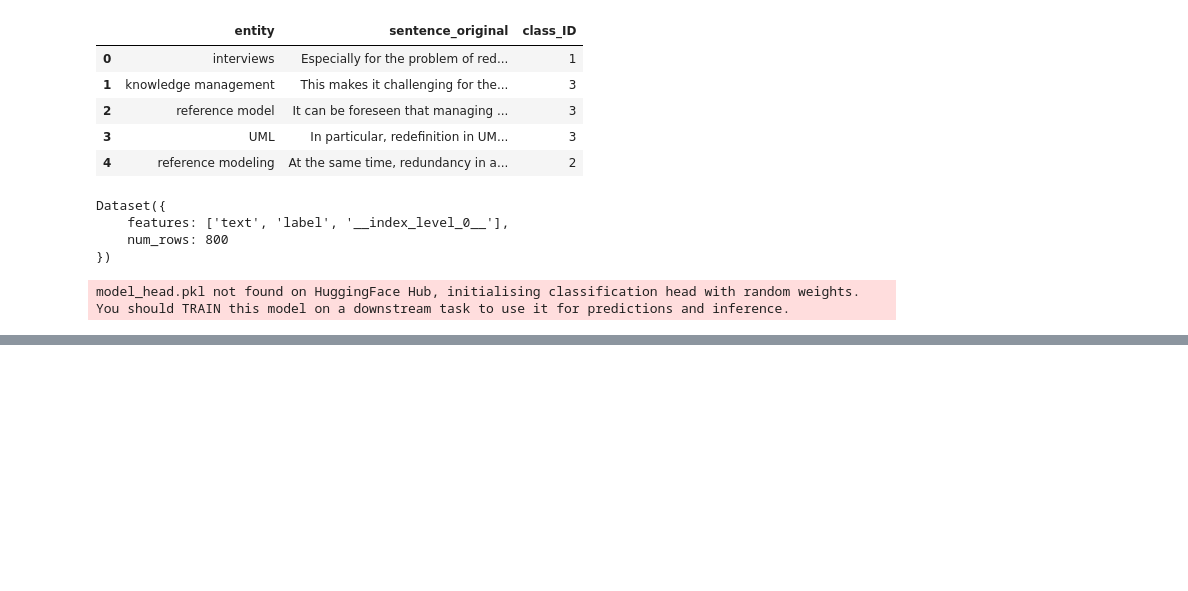
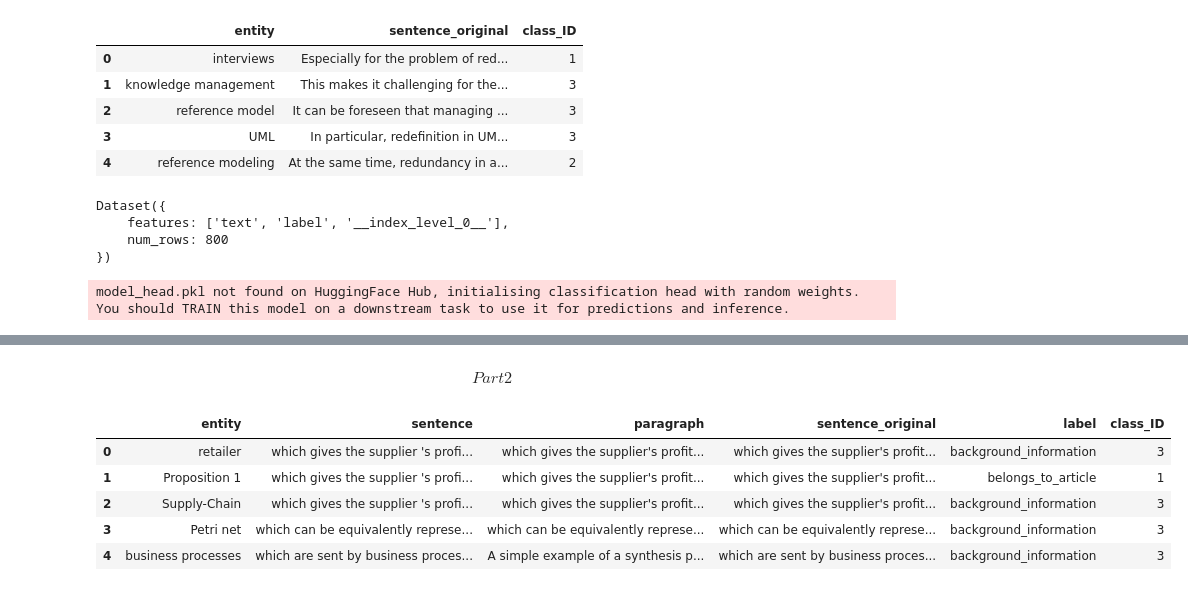
Before and after one commit to Chenjinlin28/Analytics-Project, a Jupyter notebook: Dataset part/setfit.ipynb, the cells around one changed output, grey strips where cells are left out. Cells and saved outputs as stored; diff of their text form; code cells hidden in the pictures; blank space fills up the shorter version.

Commit message:
Try to implement the initial model on the manual labeled data set

```diff
--- a/Dataset part/setfit.ipynb
+++ b/Dataset part/setfit.ipynb
@@ -151,0 +154,14 @@ weighted avg       0.90      0.90      0.90       200
+# %% [markdown]
+$$Part2$$
+# %%
+# Load Manual Labeleled Data
+df_manual = pd.read_csv('/Users/jinlinchen/Documents/Study/HWR Berlin/Semester 2/Analytics Lab/Analytics Project/Database Part/manual_label - consolidated.csv')
+# %%
+df_manual.head()
+# %% [output]
+|  | entity | sentence | paragraph | sentence_original | label | class_ID |
+| 0 | retailer | which gives the supplier 's profi... | which gives the supplier's profit... | which gives the supplier's profit... | background_information | 3 |
+| 1 | Proposition 1 | which gives the supplier 's profi... | which gives the supplier's profit... | which gives the supplier's profit... | belongs_to_article | 1 |
+| 2 | Supply-Chain | which gives the supplier 's profi... | which gives the supplier's profit... | which gives the supplier's profit... | background_information | 3 |
+| 3 | Petri net | which can be equivalently represe... | which can be equivalently represe... | which can be equivalently represe... | background_information | 3 |
+| 4 | business processes | which are sent by business proces... | A simple example of a synthesis p... | which are sent by business proces... | background_information | 3 |
```
Also changed, not shown: parts of 9 cells of this notebook.
